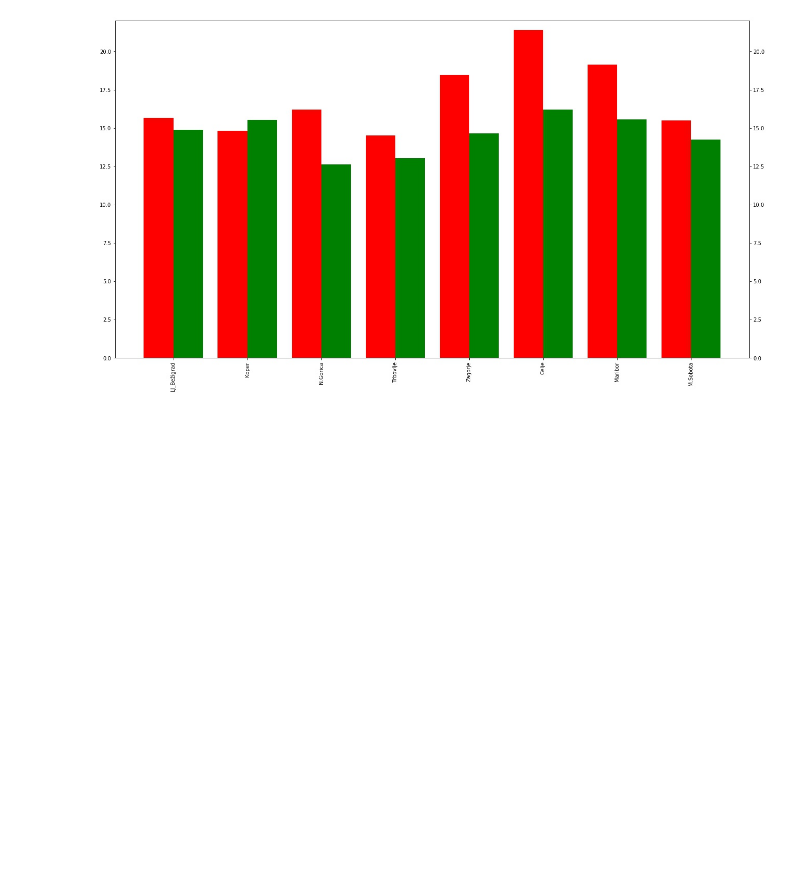
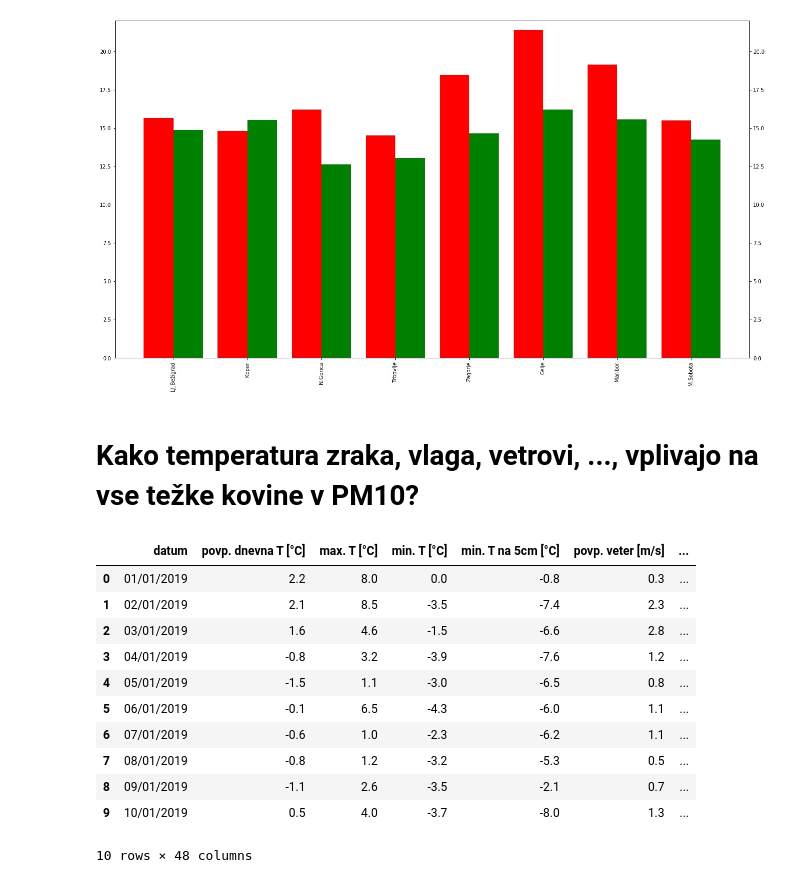
Before and after one commit to TilenBerlak/PR19TBANLRMIUS, a Jupyter notebook: matic.ipynb, the cells around one changed output. Saved outputs shown, nothing was run; the diff lists cells and outputs as text; code cells hidden in the pictures; blank space fills up the shorter version.

Commit message:
vpliv podnebjha

```diff
--- a/matic.ipynb
+++ b/matic.ipynb
@@ -322,3 +322,22 @@ plt.ylim((0, 22))
 plt.show()
 # %% [output]
 [figure]
+# %% [markdown]
+# Kako temperatura zraka, vlaga, vetrovi, ..., vplivajo na vse težke kovine v PM10?
+# %%
+podnebje_frame = pd.read_csv('podatki/lj_bezigrad_vse.csv', encoding='utf-8')
+podnebje = podnebje_frame.values
+podnebje_frame[:10]
+# %% [output]
+|  | datum | povp. dnevna T [°C] | max. T [°C] | min. T [°C] | min. T na 5cm [°C] | povp. veter [m/s] | ... |
+| 0 | 01/01/2019 | 2.2 | 8.0 | 0.0 | -0.8 | 0.3 | ... |
+| 1 | 02/01/2019 | 2.1 | 8.5 | -3.5 | -7.4 | 2.3 | ... |
+| 2 | 03/01/2019 | 1.6 | 4.6 | -1.5 | -6.6 | 2.8 | ... |
+| 3 | 04/01/2019 | -0.8 | 3.2 | -3.9 | -7.6 | 1.2 | ... |
+| 4 | 05/01/2019 | -1.5 | 1.1 | -3.0 | -6.5 | 0.8 | ... |
+| 5 | 06/01/2019 | -0.1 | 6.5 | -4.3 | -6.0 | 1.1 | ... |
+| 6 | 07/01/2019 | -0.6 | 1.0 | -2.3 | -6.2 | 1.1 | ... |
+| 7 | 08/01/2019 | -0.8 | 1.2 | -3.2 | -5.3 | 0.5 | ... |
+| 8 | 09/01/2019 | -1.1 | 2.6 | -3.5 | -2.1 | 0.7 | ... |
+| 9 | 10/01/2019 | 0.5 | 4.0 | -3.7 | -8.0 | 1.3 | ... |
+10 rows × 48 columns
```
Also changed, not shown: parts of 6 cells of this notebook, 1 other file.
